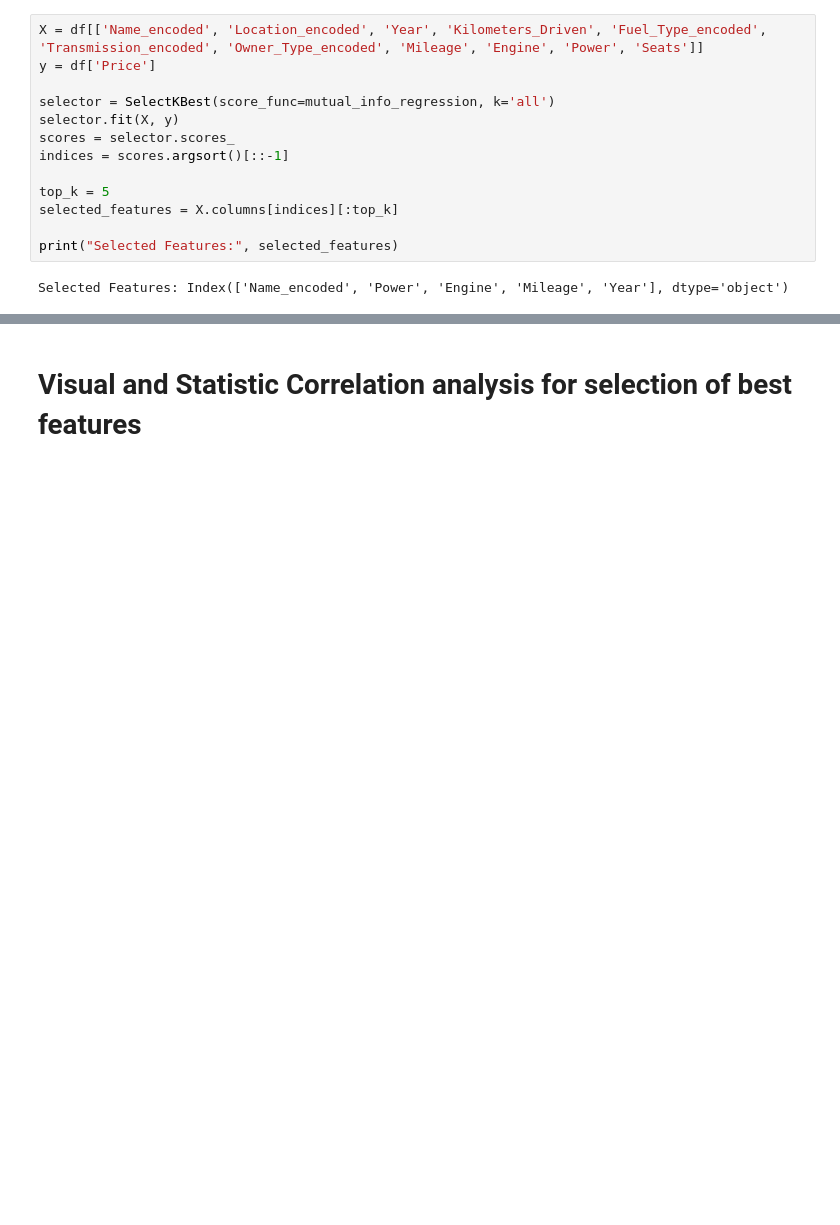
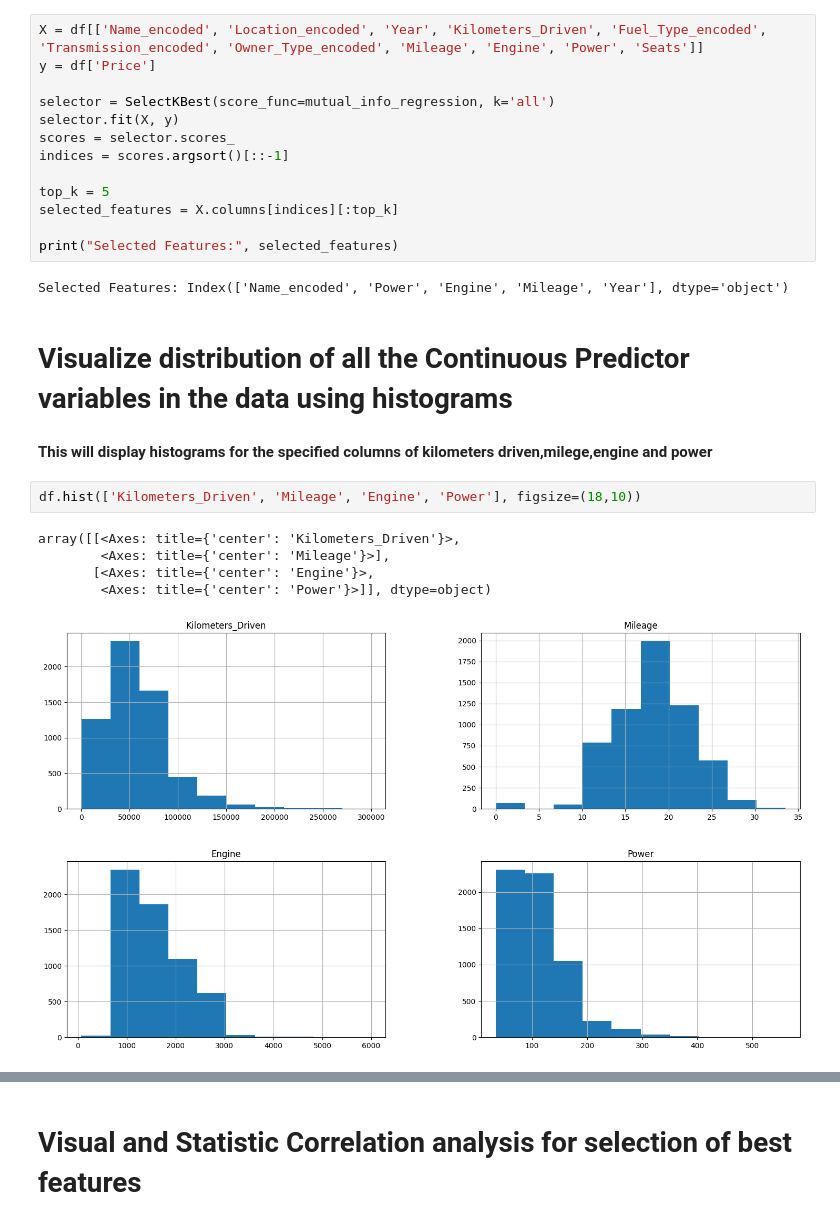
Before and after one commit to borshon2509/Capstone_St1, a Jupyter notebook: Capstone.ipynb, the cells around one changed output, grey strips where cells are left out. Drawn from its saved outputs; the diff is of its cells as text; blank space fills up the shorter version.

```diff
--- a/Capstone.ipynb
+++ b/Capstone.ipynb
@@ -357,3 +363,15 @@ selected_features = X.columns[indices][:top_k]
 print("Selected Features:", selected_features)
 # %% [output]
 Selected Features: Index(['Name_encoded', 'Power', 'Engine', 'Mileage', 'Year'], dtype='object')
+# %% [markdown]
+# Visualize distribution of all the Continuous Predictor variables in the data using histograms
+# %% [markdown]
+**This will display histograms for the specified columns of kilometers driven,milege,engine and power**
+# %%
+df.hist(['Kilometers_Driven', 'Mileage', 'Engine', 'Power'], figsize=(18,10))
+# %% [output]
+array([[<Axes: title={'center': 'Kilometers_Driven'}>,
+        <Axes: title={'center': 'Mileage'}>],
+       [<Axes: title={'center': 'Engine'}>,
+        <Axes: title={'center': 'Power'}>]], dtype=object)
+[figure, added]
```
Also changed, not shown: parts of 32 cells of this notebook.
